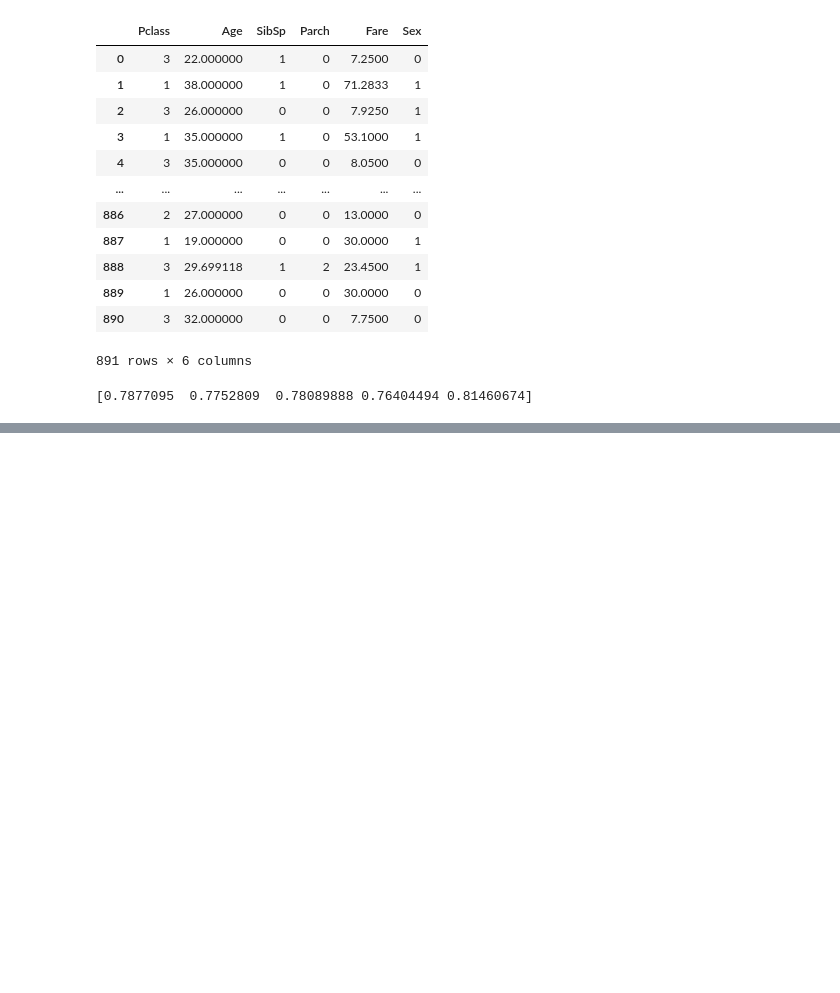
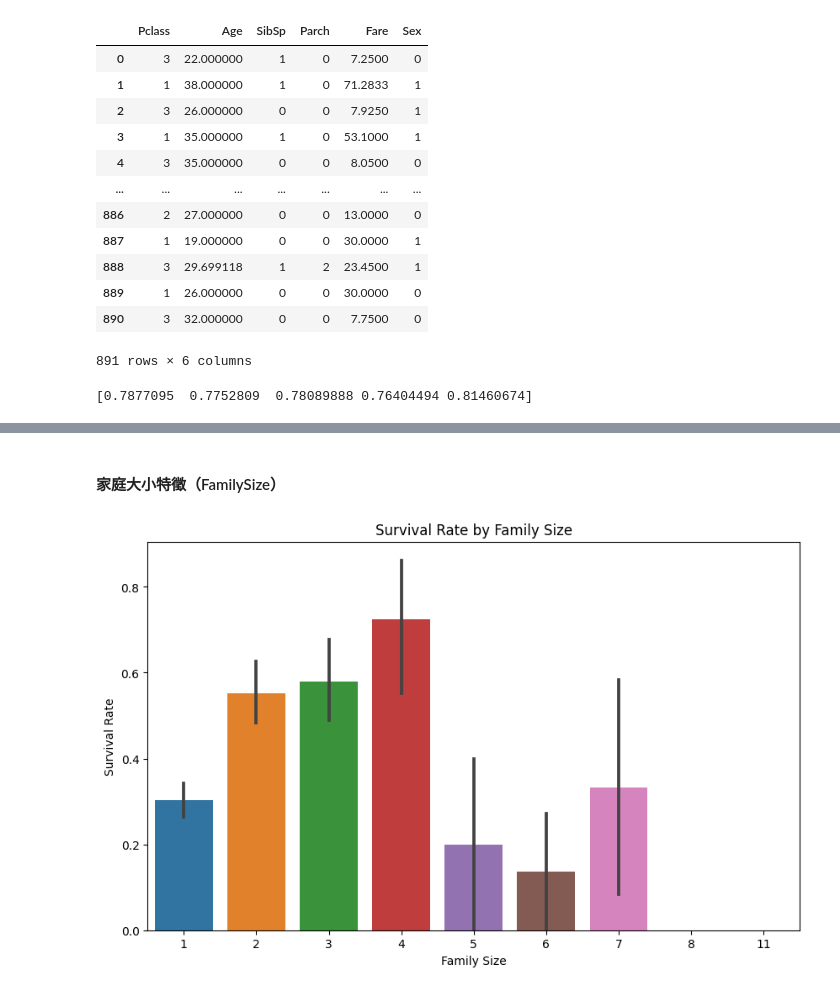
Before and after one commit to bomb1000/titanic-analysis, a Jupyter notebook: 專題實作_01_鐵達尼號生存預測.ipynb, the cells around one changed output, grey strips where cells are left out. Drawn from its saved outputs; the diff is of its cells as text; code cells hidden in the pictures; blank space fills up the shorter version.

```diff
--- a/專題實作_01_鐵達尼號生存預測.ipynb
+++ b/專題實作_01_鐵達尼號生存預測.ipynb
@@ -187,0 +385,12 @@ print(scores)
+# %% [markdown]
+#### 家庭大小特徵（FamilySize）
+# %%
+# Plotting the survival rate based on the 'FamilySize' feature
+plt.figure(figsize=(10, 6))
+sns.barplot(x='FamilySize', y='Survived', data=df)
+plt.title('Survival Rate by Family Size')
+plt.ylabel('Survival Rate')
+plt.xlabel('Family Size')
+plt.show()
+# %% [output]
+[figure, added]
```
Also changed, not shown: parts of 29 cells of this notebook.
